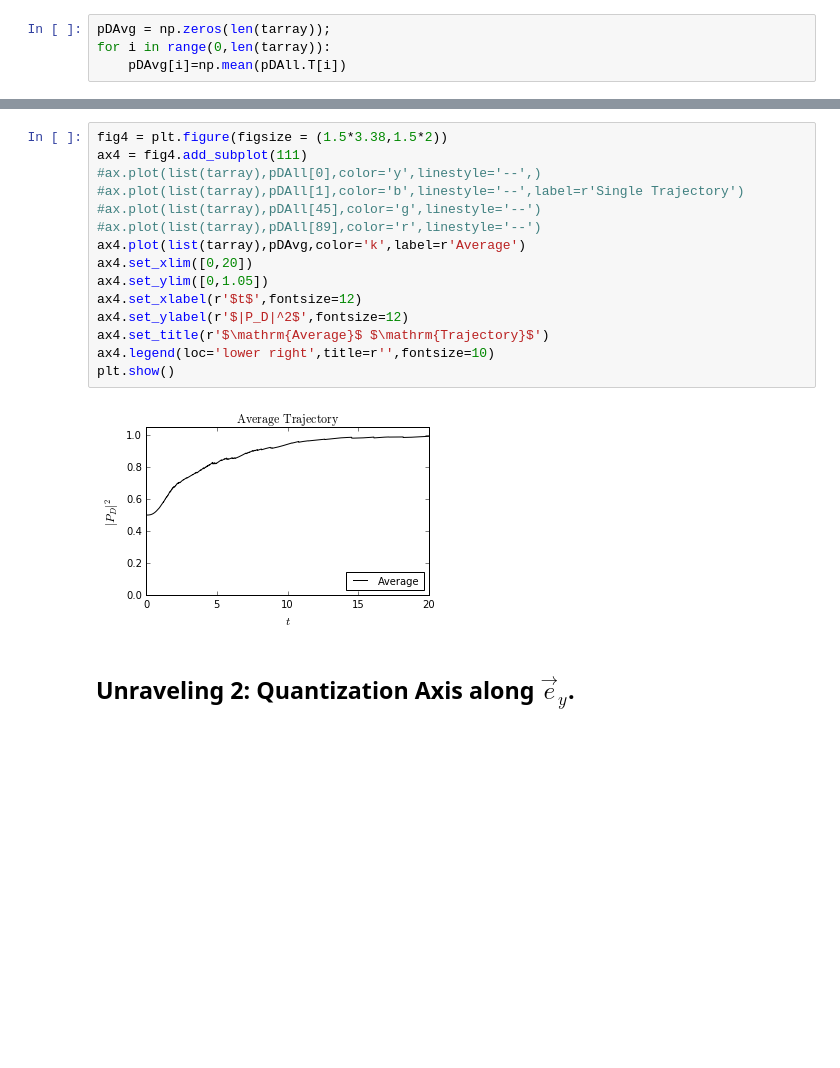
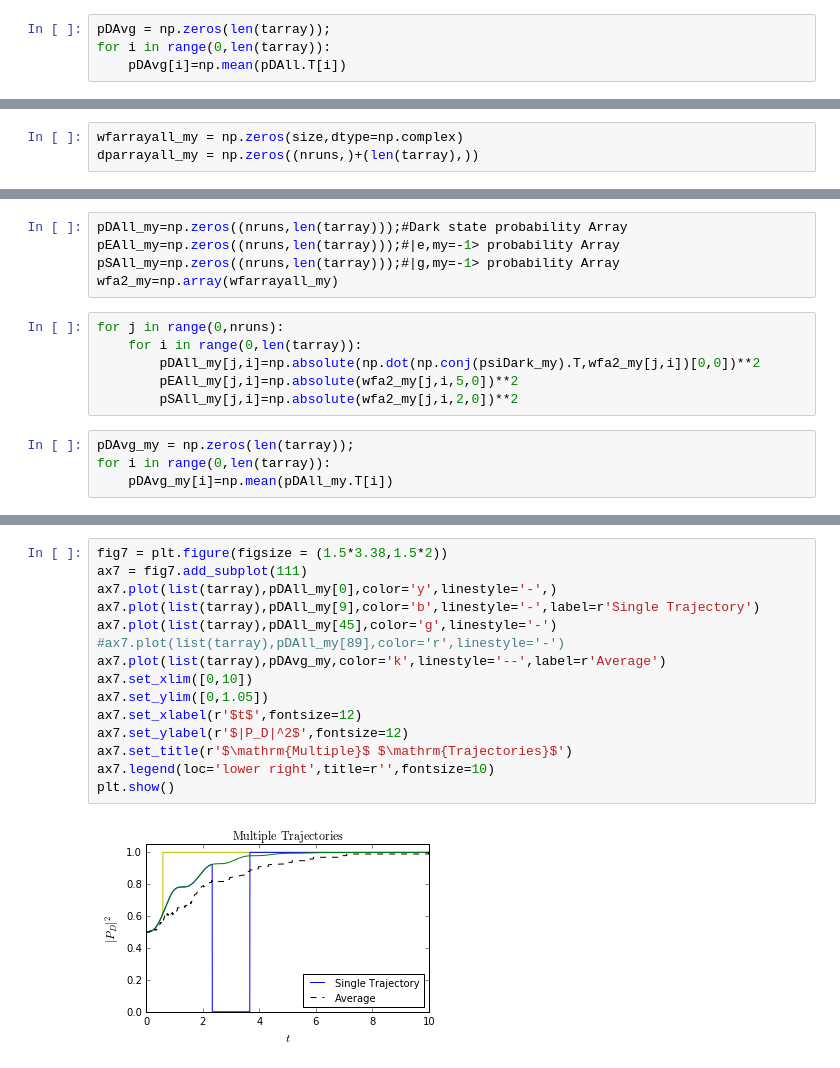
Before and after one commit to JoaquinMing/QMTrajectories, a Jupyter notebook: 2017_04_03-QMTrajectory-CPT-MultichannelDecay.ipynb, the cells around one changed output, grey strips where cells are left out. Saved outputs shown, nothing was run; the diff lists cells and outputs as text; blank space fills up the shorter version.

```diff
--- a/2017_04_03-QMTrajectory-CPT-MultichannelDecay.ipynb
+++ b/2017_04_03-QMTrajectory-CPT-MultichannelDecay.ipynb
@@ -279,0 +450,3 @@ plt.show()
+# %%
+wfarrayall_my = np.zeros(size,dtype=np.complex)
+dparrayall_my = np.zeros((nruns,)+(len(tarray),))
@@ -279,0 +532,15 @@ plt.show()
+# %%
+pDAll_my=np.zeros((nruns,len(tarray)));#Dark state probability Array
+pEAll_my=np.zeros((nruns,len(tarray)));#|e,my=-1> probability Array
+pSAll_my=np.zeros((nruns,len(tarray)));#|g,my=-1> probability Array
+wfa2_my=np.array(wfarrayall_my)
+# %%
+for j in range(0,nruns):
+    for i in range(0,len(tarray)):
+        pDAll_my[j,i]=np.absolute(np.dot(np.conj(psiDark_my).T,wfa2_my[j,i])[0,0])**2
+        pEAll_my[j,i]=np.absolute(wfa2_my[j,i,5,0])**2
+        pSAll_my[j,i]=np.absolute(wfa2_my[j,i,2,0])**2
+# %%
+pDAvg_my = np.zeros(len(tarray));
+for i in range(0,len(tarray)):
+    pDAvg_my[i]=np.mean(pDAll_my.T[i])
@@ -280,19 +562,17 @@ plt.show()
 # %%
-fig4 = plt.figure(figsize = (1.5*3.38,1.5*2))
-ax4 = fig4.add_subplot(111)
-#ax.plot(list(tarray),pDAll[0],color='y',linestyle='--',)
-#ax.plot(list(tarray),pDAll[1],color='b',linestyle='--',label=r'Single Trajectory')
-#ax.plot(list(tarray),pDAll[45],color='g',linestyle='--')
-#ax.plot(list(tarray),pDAll[89],color='r',linestyle='--')
-ax4.plot(list(tarray),pDAvg,color='k',label=r'Average')
-ax4.set_xlim([0,20])
-ax4.set_ylim([0,1.05])
-ax4.set_xlabel(r'$t$',fontsize=12)
-ax4.set_ylabel(r'$|P_D|^2$',fontsize=12)
-ax4.set_title(r'$\mathrm{Average}$ $\mathrm{Trajectory}$')
-ax4.legend(loc='lower right',title=r'',fontsize=10)
+fig7 = plt.figure(figsize = (1.5*3.38,1.5*2))
+ax7 = fig7.add_subplot(111)
+ax7.plot(list(tarray),pDAll_my[0],color='y',linestyle='-',)
+ax7.plot(list(tarray),pDAll_my[9],color='b',linestyle='-',label=r'Single Trajectory')
+ax7.plot(list(tarray),pDAll_my[45],color='g',linestyle='-')
+#ax7.plot(list(tarray),pDAll_my[89],color='r',linestyle='-')
+ax7.plot(list(tarray),pDAvg_my,color='k',linestyle='--',label=r'Average')
+ax7.set_xlim([0,10])
+ax7.set_ylim([0,1.05])
+ax7.set_xlabel(r'$t$',fontsize=12)
+ax7.set_ylabel(r'$|P_D|^2$',fontsize=12)
+ax7.set_title(r'$\mathrm{Multiple}$ $\mathrm{Trajectories}$')
+ax7.legend(loc='lower right',title=r'',fontsize=10)
 plt.show()
 # %% [output]
-[figure, old version]
+[figure, new version]
-# %% [markdown]
-## Unraveling 2: Quantization Axis along $\vec{e}_y$.
```
Also changed, not shown: parts of 51 cells of this notebook.
